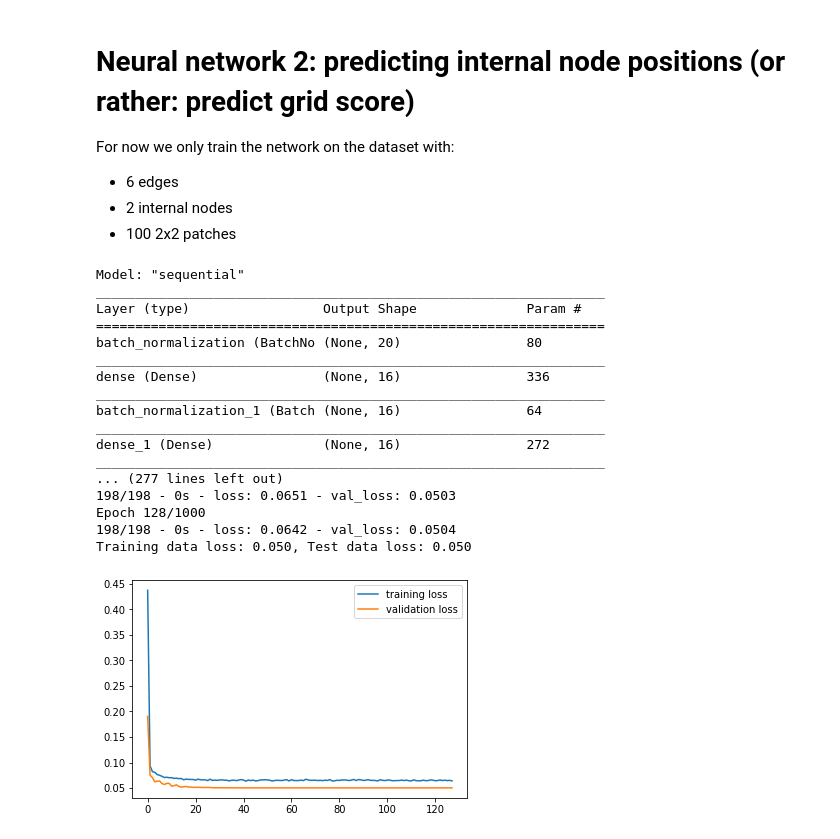
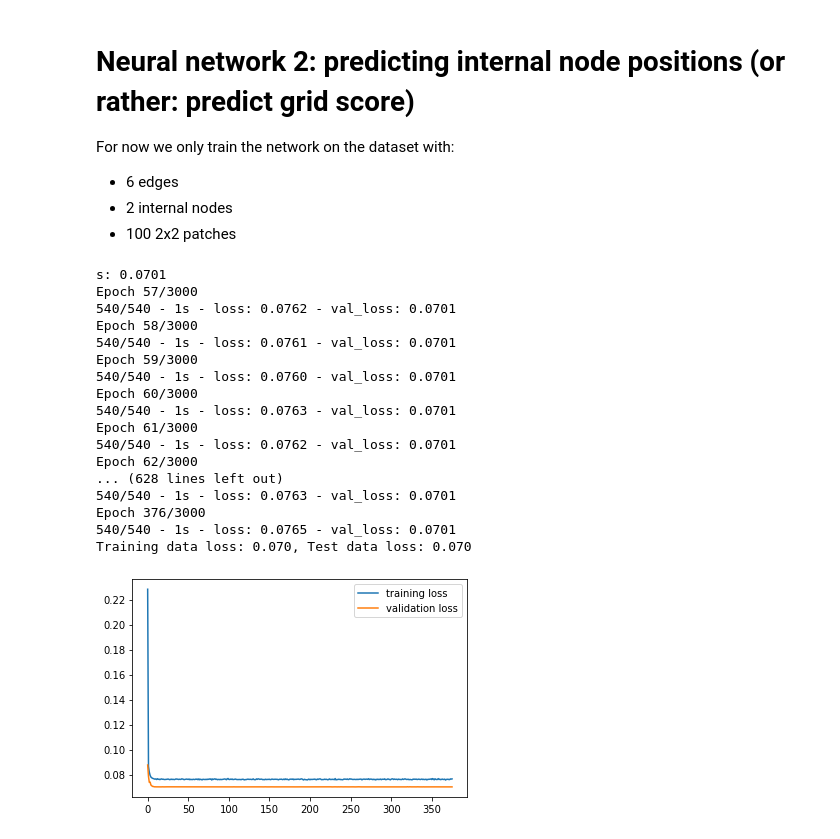
Before and after one commit to Siljekka/GrasshopperMeshAI, a Jupyter notebook: MeshPoints/MachineLearning/nn2.ipynb, the cells around one changed output. Cells and saved outputs as stored; diff of their text form; code cells hidden in the pictures.

```diff
--- a/MeshPoints/MachineLearning/nn2.ipynb
+++ b/MeshPoints/MachineLearning/nn2.ipynb
@@ -567,6 +570,10 @@ For now we only train the network on the dataset with:
 # %%
 # packages
 from tensorflow.keras import layers, metrics
+import pandas as pd
+import matplotlib.pyplot as plt
+import numpy as np
+import tensorflow as tf
 import sklearn.utils
 import datetime
 import os
@@ -574,12 +581,12 @@ import os
 #  %load_ext tensorboard
 
 # Parameters
-LEARNING_RATE = 1e-2
-EPOCHS = 1000
-BATCH_SIZE = 200
+LEARNING_RATE = 1e-3
+EPOCHS = 3000
+BATCH_SIZE = 512
 
 model_path = 'model/thesis-patch-prediction'
-patches = pd.read_csv('data/patches-dataset-zerofour-lc.csv')
+patches = pd.read_csv('data/patches-dataset-zerofour-lc-new-2.csv')
 # patches = pd.read_csv('data/patches-dataset-test.csv')
 
 # Split dataset into 70/15/15 training/validation/test
@@ -614,58 +621,58 @@ model = tf.keras.Sequential([
 model.summary()
 
 decay_steps= 10_000
-lr_schedule = tf.keras.optimizers.schedules.ExponentialDecay(LEARNING_RATE, decay_steps, 1e-3)
+lr_schedule = tf.keras.optimizers.schedules.ExponentialDecay(1e-2, decay_steps, 1e-4)
 
 
 model.compile(loss=tf.losses.MeanSquaredError(),
               optimizer=tf.optimizers.Adam(
                   learning_rate=lr_schedule,
               ),
               )
 
-checkpoint = tf.keras.callbacks.ModelCheckpoint(model_path, monitor='loss', verbose=0, save_best_only=True, mode='min')
-early_stopping = tf.keras.callbacks.EarlyStopping(monitor='val_loss', mode='min', patience=100, min_delta=0.001)
+checkpoint = tf.keras.callbacks.ModelCheckpoint(model_path, monitor='val_loss', verbose=0, save_best_only=True, mode='min')
+early_stopping = tf.keras.callbacks.EarlyStopping(monitor='val_loss', mode='min', patience=250, min_delta=0.0001)
 callbacks_list = [checkpoint, early_stopping]
 history = model.fit(train_features,
                     train_labels,
                     epochs=EPOCHS,
                     batch_size=BATCH_SIZE,
                     validation_split=0.18,
                     verbose=2,
                     callbacks=callbacks_list,
                     )
 
 # Evaluate the model
 train_acc = model.evaluate(
     train_features, train_labels, verbose=0)
 test_acc = model.evaluate(
     test_features, test_labels, verbose=0)
 print('Training data loss: %.3f, Test data loss: %.3f' %
         (train_acc, test_acc))
 
 # plot history
 plt.plot(history.history['loss'], label='training loss')
 plt.plot(history.history['val_loss'], label='validation loss')
 plt.legend()
 plt.show()
 # %% [output]
-Model: "sequential"
-_________________________________________________________________
-Layer (type)                 Output Shape              Param #
-=================================================================
-batch_normalization (BatchNo (None, 20)                80
-_________________________________________________________________
-dense (Dense)                (None, 16)                336
-_________________________________________________________________
-batch_normalization_1 (Batch (None, 16)                64
-_________________________________________________________________
-dense_1 (Dense)              (None, 16)                272
-_________________________________________________________________
-... (277 lines left out)
-198/198 - 0s - loss: 0.0651 - val_loss: 0.0503
-Epoch 128/1000
-198/198 - 0s - loss: 0.0642 - val_loss: 0.0504
-Training data loss: 0.050, Test data loss: 0.050
+s: 0.0701
+Epoch 57/3000
+540/540 - 1s - loss: 0.0762 - val_loss: 0.0701
+Epoch 58/3000
+540/540 - 1s - loss: 0.0761 - val_loss: 0.0701
+Epoch 59/3000
+540/540 - 1s - loss: 0.0760 - val_loss: 0.0701
+Epoch 60/3000
+540/540 - 1s - loss: 0.0763 - val_loss: 0.0701
+Epoch 61/3000
+540/540 - 1s - loss: 0.0762 - val_loss: 0.0701
+Epoch 62/3000
+... (628 lines left out)
+540/540 - 1s - loss: 0.0763 - val_loss: 0.0701
+Epoch 376/3000
+540/540 - 1s - loss: 0.0765 - val_loss: 0.0701
+Training data loss: 0.070, Test data loss: 0.070
-[figure, old version]
+[figure, new version]
 # %%
 # model.save('model/grid-score-zerofour-lc-final')
```
Also changed, not shown: parts of 8 cells of this notebook.
